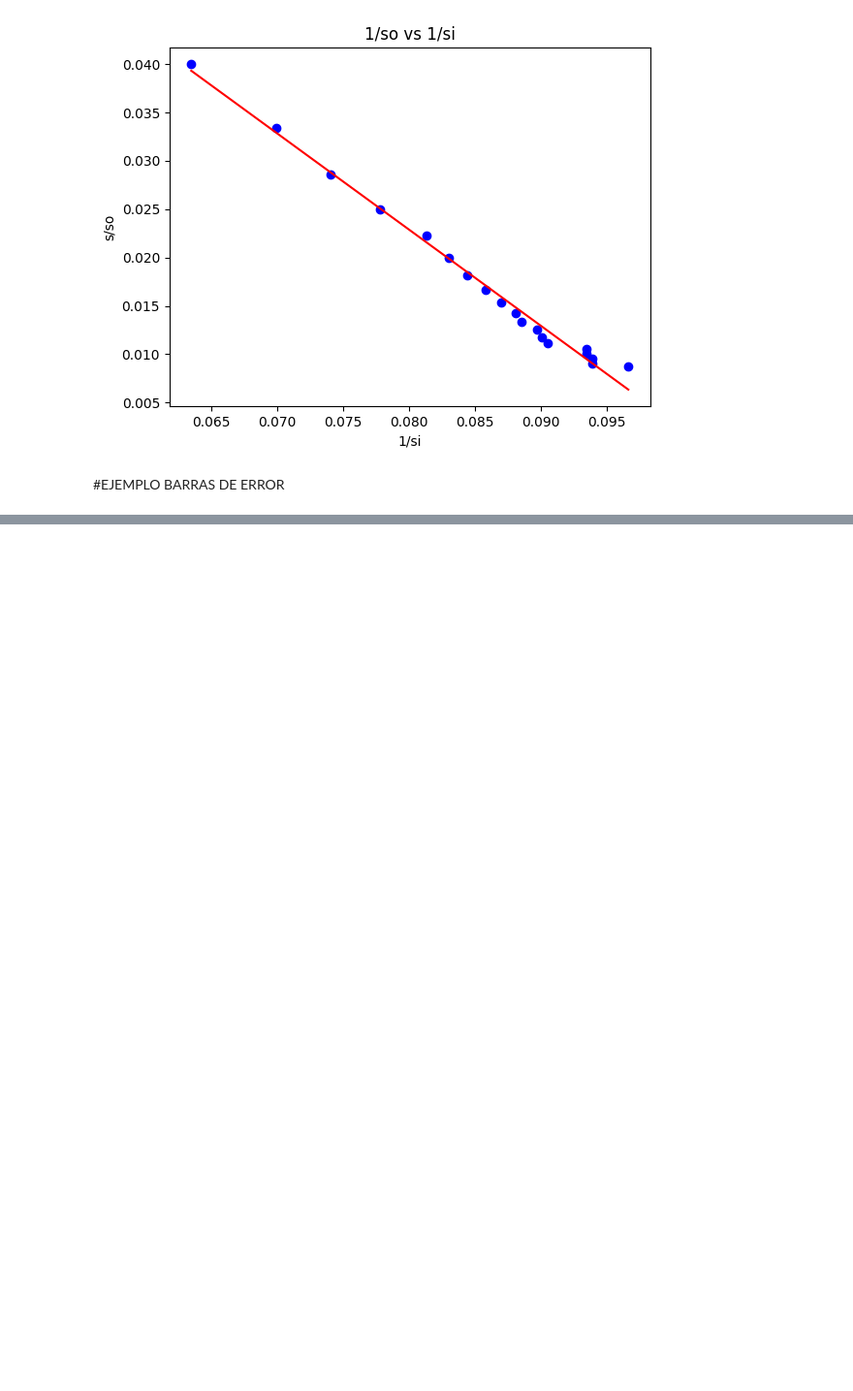
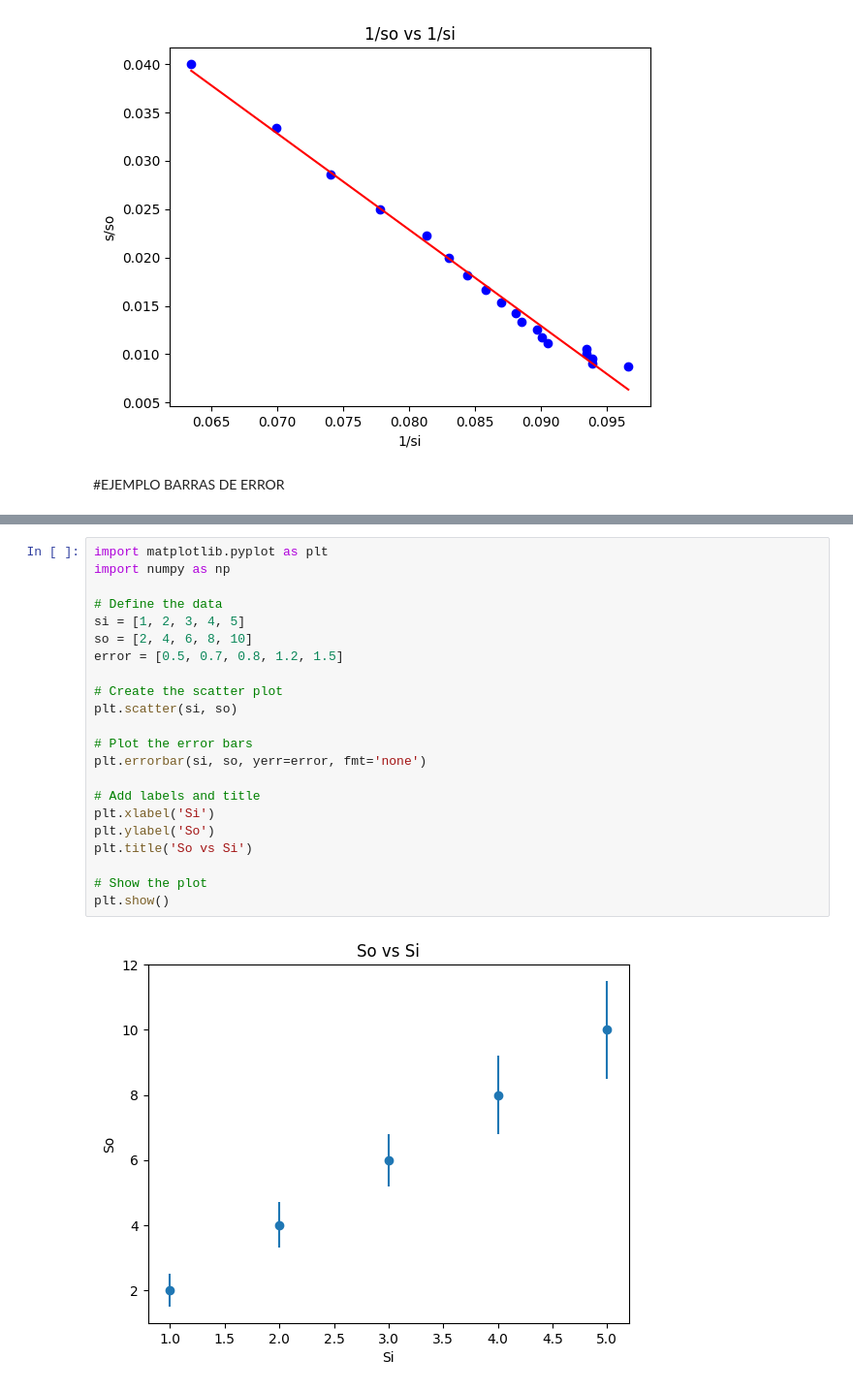
Before and after one commit to MaximilianoVM/PHYSICS_LABS, a Jupyter notebook: 3_LabOptica_DFocalesEsfericos.ipynb, the cells around one changed output, grey strips where cells are left out. Shown at 97% size. Cells and saved outputs as stored; diff of their text form; blank space fills up the shorter version.

```diff
--- a/3_LabOptica_DFocalesEsfericos.ipynb
+++ b/3_LabOptica_DFocalesEsfericos.ipynb
@@ -160,3 +215,27 @@ plt.title('Gráfica con puntos y barras de error')
 plt.show()
 # %% [output]
 [figure]
+# %%
+import matplotlib.pyplot as plt
+import numpy as np
+
+# Define the data
+si = [1, 2, 3, 4, 5]
+so = [2, 4, 6, 8, 10]
+error = [0.5, 0.7, 0.8, 1.2, 1.5]
+
+# Create the scatter plot
+plt.scatter(si, so)
+
+# Plot the error bars
+plt.errorbar(si, so, yerr=error, fmt='none')
+
+# Add labels and title
+plt.xlabel('Si')
+plt.ylabel('So')
+plt.title('So vs Si')
+
+# Show the plot
+plt.show()
+# %% [output]
+[figure, added]
```
Also changed, not shown: parts of 11 cells of this notebook.
